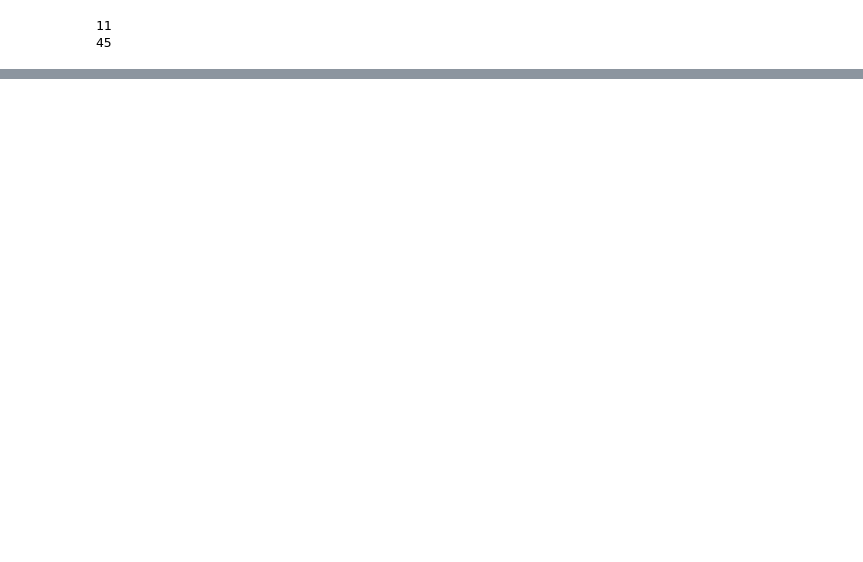
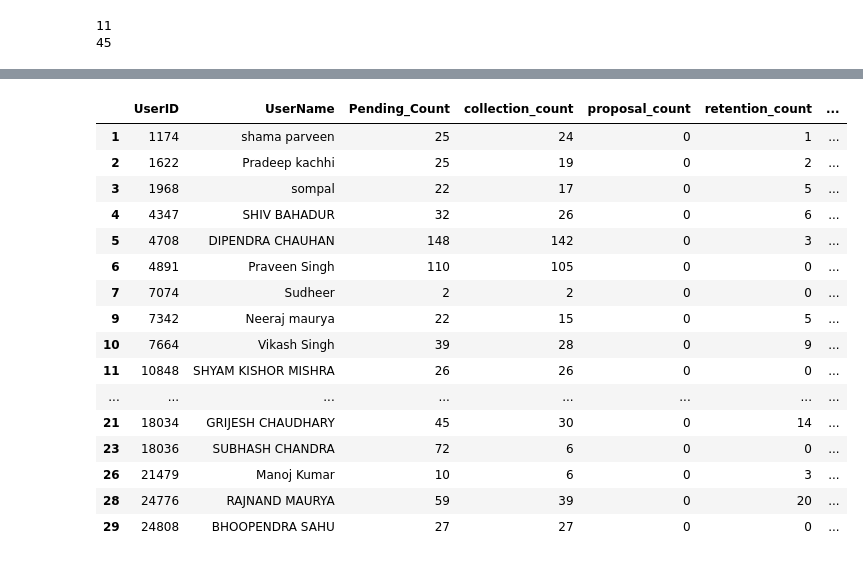
Before and after one commit to krisskrosscode/markytics_test, a Jupyter notebook: other_than_bro_broadcast/mb2.ipynb, the cells around one changed output, grey strips where cells are left out. Cells and saved outputs as stored; diff of their text form; code cells hidden in the pictures; blank space fills up the shorter version.

```diff
--- a/other_than_bro_broadcast/mb2.ipynb
+++ b/other_than_bro_broadcast/mb2.ipynb
@@ -219,0 +336,34 @@ len(today_df['CallingNumber'].unique())
+# %%
+regiongroup_df = main_df.groupby('Region_UserID').agg({
+    'Region_UserName' : 'first',
+    'Pending_Count' : 'sum',
+    'collection_count' : 'sum',
+    'proposal_count' : 'sum',
+    'retention_count' : 'sum',
+    'wrong_number_count' : 'sum',
+}).reset_index().rename(columns={'Region_UserID' : 'UserID', 'Region_UserName' : 'UserName' })
+
+userid_tuple = tuple(regiongroup_df['UserID'].unique().tolist())
+sql_query = f""" SELECT CallingNumber,UserID FROM Sonata_Connect.dbo.accounts_calling_number_list
+    WHERE UserID in {userid_tuple} """
+contact_df = pd.read_sql_query(sql_query,engine)
+regiongroup_df = pd.merge(regiongroup_df,contact_df, on='UserID' , how='left').dropna()
+regiongroup_df
+# %% [output]
+|  | UserID | UserName | Pending_Count | collection_count | proposal_count | retention_count | ... |
+| 1 | 1174 | shama parveen | 25 | 24 | 0 | 1 | ... |
+| 2 | 1622 | Pradeep kachhi | 25 | 19 | 0 | 2 | ... |
+| 3 | 1968 | sompal | 22 | 17 | 0 | 5 | ... |
+| 4 | 4347 | SHIV BAHADUR | 32 | 26 | 0 | 6 | ... |
+| 5 | 4708 | DIPENDRA CHAUHAN | 148 | 142 | 0 | 3 | ... |
+| 6 | 4891 | Praveen Singh | 110 | 105 | 0 | 0 | ... |
+| 7 | 7074 | Sudheer | 2 | 2 | 0 | 0 | ... |
+| 9 | 7342 | Neeraj maurya | 22 | 15 | 0 | 5 | ... |
+| 10 | 7664 | Vikash Singh | 39 | 28 | 0 | 9 | ... |
+| 11 | 10848 | SHYAM KISHOR MISHRA | 26 | 26 | 0 | 0 | ... |
+| ... | ... | ... | ... | ... | ... | ... | ... |
+| 21 | 18034 | GRIJESH CHAUDHARY | 45 | 30 | 0 | 14 | ... |
+| 23 | 18036 | SUBHASH CHANDRA | 72 | 6 | 0 | 0 | ... |
+| 26 | 21479 | Manoj Kumar | 10 | 6 | 0 | 3 | ... |
+| 28 | 24776 | RAJNAND MAURYA | 59 | 39 | 0 | 20 | ... |
+| 29 | 24808 | BHOOPENDRA SAHU | 27 | 27 | 0 | 0 | ... |
```
Also changed, not shown: parts of 22 cells of this notebook.
